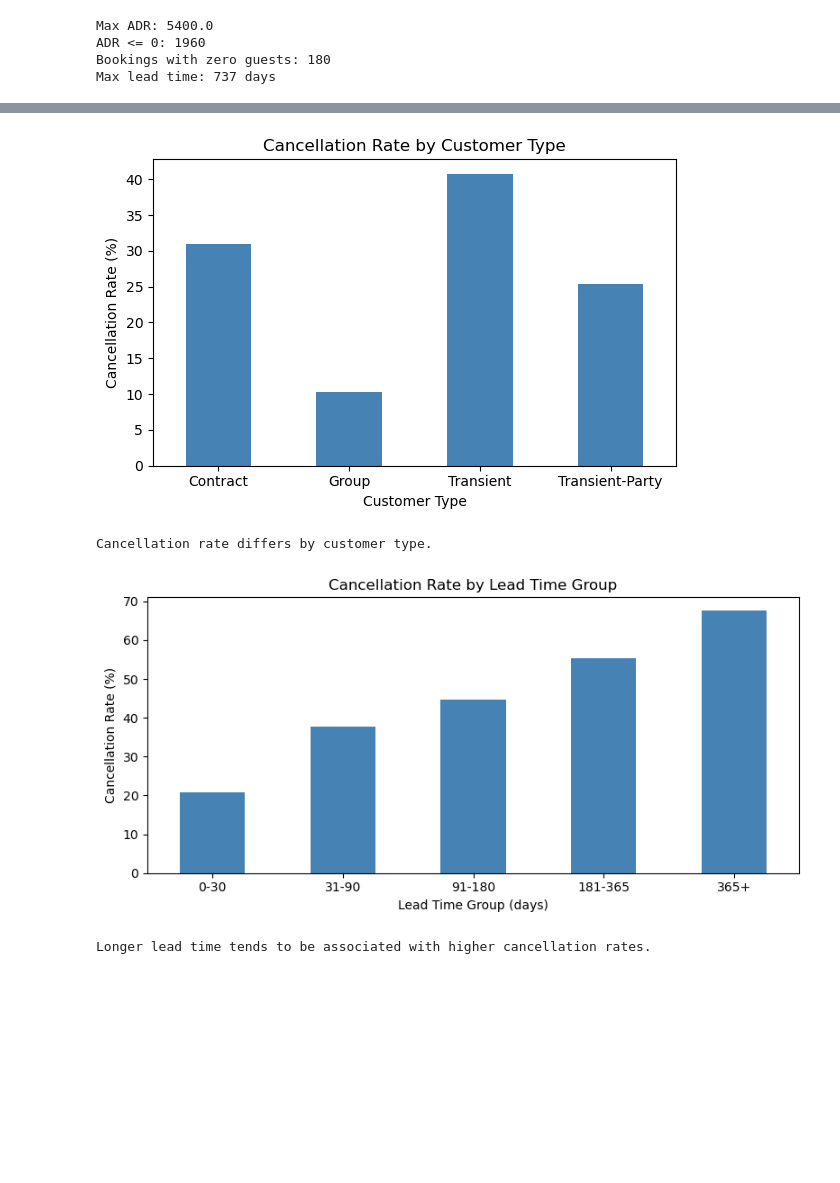
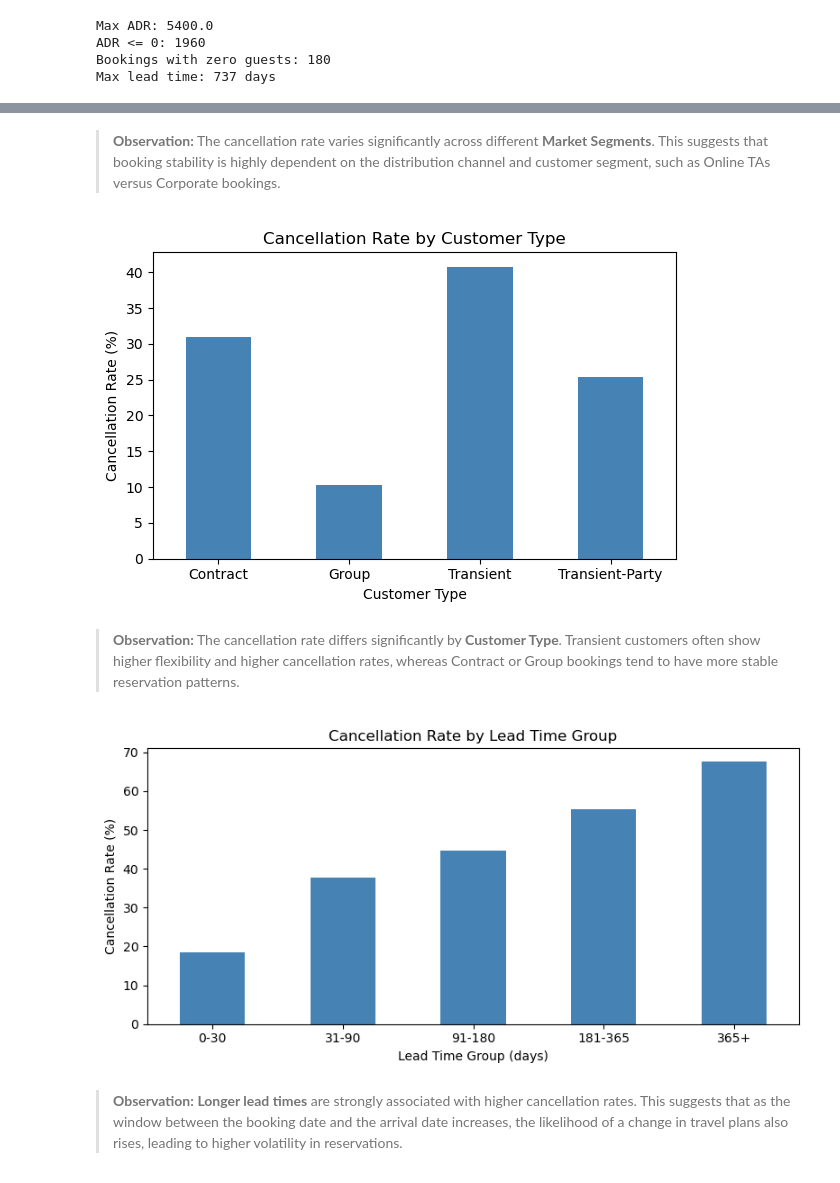
Before and after one commit to Honggyu-Chun/DS_TermP_Team1, a Jupyter notebook: notebooks/01_eda.ipynb, the cells around one changed output, grey strips where cells are left out. Drawn from its saved outputs; the diff is of its cells as text; code cells hidden in the pictures; blank space fills up the shorter version.

Commit message:
Fix: EDA visualizations and observations

```diff
--- a/notebooks/01_eda.ipynb
+++ b/notebooks/01_eda.ipynb
@@ -15,7 +15,7 @@ import seaborn as sns        # Advanced visualization
 import os                    # File path handling
 # %%
 # Load dataset
-data_path = 'C:/Users/silve/Documents/DS_TermP_Team1/data/hotel_bookings.csv'
+data_path = '../data/hotel_bookings.csv'
 df = pd.read_csv(data_path)
 
 # Check data size (rows, columns)
@@ -202,3 +194,6 @@ Cancellation rate varies significantly across different market segments.
+# %% [markdown]
+> **Observation:**
+> The cancellation rate varies significantly across different **Market Segments**. This suggests that booking stability is highly dependent on the distribution channel and customer segment, such as Online TAs versus Corporate bookings.
 # %%
 # Cancellation Rate by Customer Type
 plt.figure(figsize=(6,4))
@@ -211,28 +206,30 @@ plt.xticks(rotation=0)
 plt.tight_layout()
 plt.savefig('../reports/figures/cancel_by_customer.png')
 plt.show()
-print("Cancellation rate differs by customer type.")
 # %% [output]
 [figure]
-Cancellation rate differs by customer type.
+# %% [markdown]
+> **Observation:**
+> The cancellation rate differs significantly by **Customer Type**. Transient customers often show higher flexibility and higher cancellation rates, whereas Contract or Group bookings tend to have more stable reservation patterns.
 # %%
 # Cancellation Rate by Lead Time Group
-df['lead_time_group'] = pd.cut(df['lead_time'], bins=[0, 30, 90, 180, 365, 737],
+df['lead_time_group'] = pd.cut(df['lead_time'], bins=[-1, 30, 90, 180, 365, 737],
                                 labels=['0-30', '31-90', '91-180', '181-365', '365+'])
 plt.figure(figsize=(8,4))
 leadtime_cancel = df.groupby('lead_time_group', observed=False)['is_canceled'].mean() * 100
 leadtime_cancel.plot(kind='bar', color='steelblue')
 plt.title('Cancellation Rate by Lead Time Group')
 plt.xlabel('Lead Time Group (days)')
 plt.ylabel('Cancellation Rate (%)')
 plt.xticks(rotation=0)
 plt.tight_layout()
 plt.savefig('../reports/figures/cancel_by_leadtime.png')
 plt.show()
-print("Longer lead time tends to be associated with higher cancellation rates.")
 # %% [output]
-[figure, old version]
+[figure, new version]
-Longer lead time tends to be associated with higher cancellation rates.
+# %% [markdown]
+> **Observation:**
+> **Longer lead times** are strongly associated with higher cancellation rates. This suggests that as the window between the booking date and the arrival date increases, the likelihood of a change in travel plans also rises, leading to higher volatility in reservations.
 # %%
 # Cancellation Rate by Total Special Requests
 plt.figure(figsize=(8,4))
```
Also changed, not shown: parts of 26 cells of this notebook, 2 other files.
